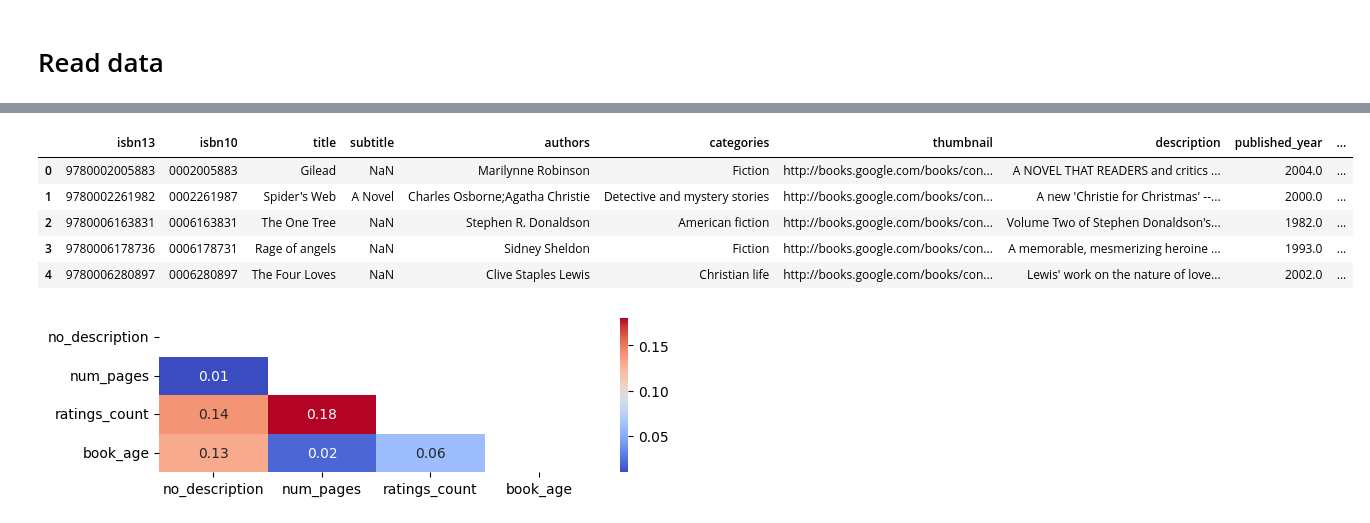
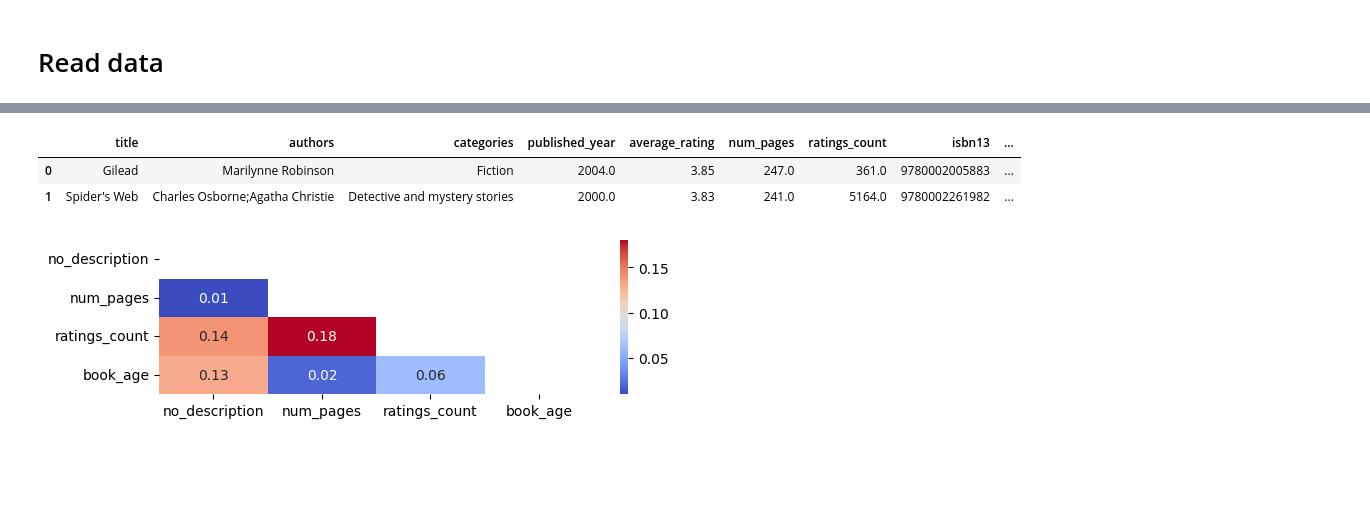
Before and after one commit to Alex1iv/recommend_system, a Jupyter notebook: notebooks/Recommend.ipynb, the cells around one changed output, grey strips where cells are left out. Cells and saved outputs as stored; diff of their text form; code cells hidden in the pictures; blank space fills up the shorter version.

```diff
--- a/notebooks/Recommend.ipynb
+++ b/notebooks/Recommend.ipynb
@@ -47,5 +34,7 @@ pd.options.display.max_colwidth = 150
 # Read data
 # %%
 data = pd.read_csv("../data/books.zip") #, parse_dates=["published_year"]
+data = data[['title', 'authors', 'categories', 'published_year',
+'average_rating', 'num_pages', 'ratings_count', 'isbn13', 'isbn10','subtitle', 'description','thumbnail']]
 data.head()
 # %% [output]
@@ -94,16 +83,13 @@ plt.tight_layout()
 # %%
 # difference between current year and the year of book publishing
 data['book_age'] = (2025 - data["published_year"])
 # mask = data['book_age'].isna() == True
 # data[~mask]['book_age'] = data[~mask]['book_age'].astype('int16')
-data.head()
+data.head(2)
 # %% [output]
-|  | isbn13 | isbn10 | title | subtitle | authors | categories | thumbnail | description | published_year | ... |
-| 0 | 9780002005883 | 0002005883 | Gilead | NaN | Marilynne Robinson | Fiction | http://books.google.com/books/con... | A NOVEL THAT READERS and critics ... | 2004.0 | ... |
-| 1 | 9780002261982 | 0002261987 | Spider's Web | A Novel | Charles Osborne;Agatha Christie | Detective and mystery stories | http://books.google.com/books/con... | A new 'Christie for Christmas' --... | 2000.0 | ... |
-| 2 | 9780006163831 | 0006163831 | The One Tree | NaN | Stephen R. Donaldson | American fiction | http://books.google.com/books/con... | Volume Two of Stephen Donaldson's... | 1982.0 | ... |
-| 3 | 9780006178736 | 0006178731 | Rage of angels | NaN | Sidney Sheldon | Fiction | http://books.google.com/books/con... | A memorable, mesmerizing heroine ... | 1993.0 | ... |
-| 4 | 9780006280897 | 0006280897 | The Four Loves | NaN | Clive Staples Lewis | Christian life | http://books.google.com/books/con... | Lewis' work on the nature of love... | 2002.0 | ... |
+|  | title | authors | categories | published_year | average_rating | num_pages | ratings_count | isbn13 | ... |
+| 0 | Gilead | Marilynne Robinson | Fiction | 2004.0 | 3.85 | 247.0 | 361.0 | 9780002005883 | ... |
+| 1 | Spider's Web | Charles Osborne;Agatha Christie | Detective and mystery stories | 2000.0 | 3.83 | 241.0 | 5164.0 | 9780002261982 | ... |
 # %%
 # check if there is a correlation between missing description and other features
 data['no_description'] = np.where(data['description'].isna(), 1, 0)
```
Also changed, not shown: parts of 35 cells of this notebook.
